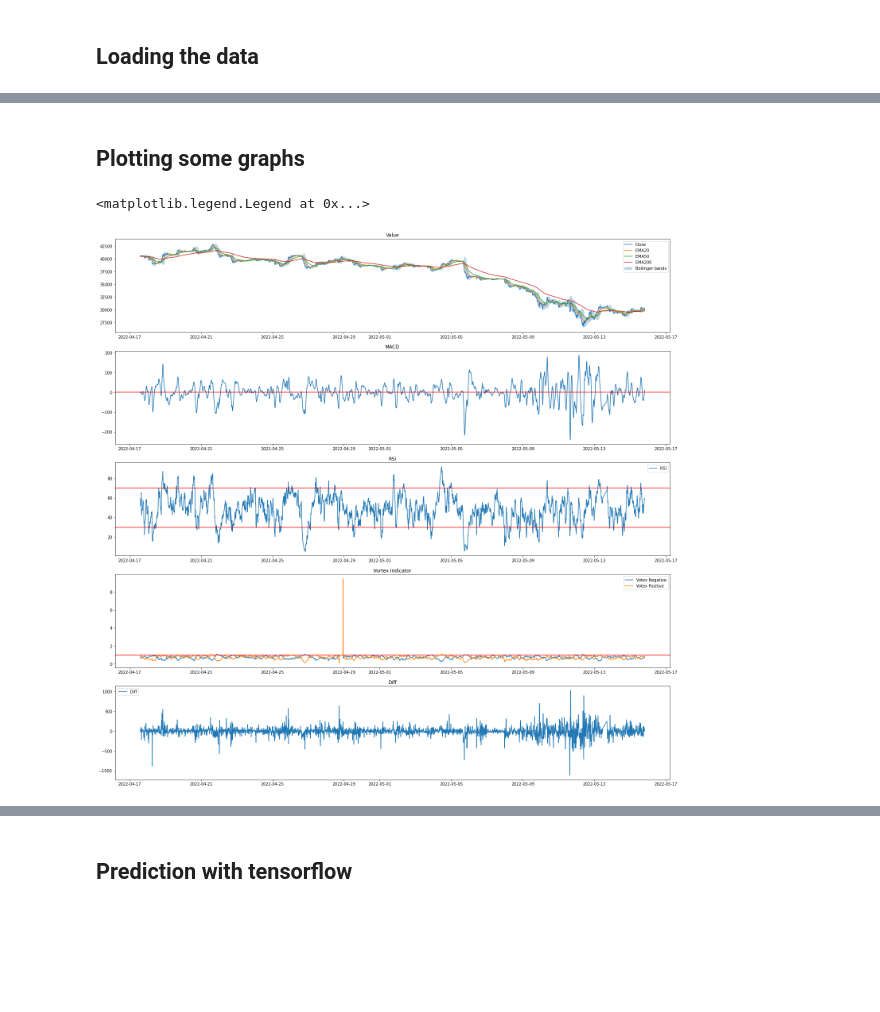
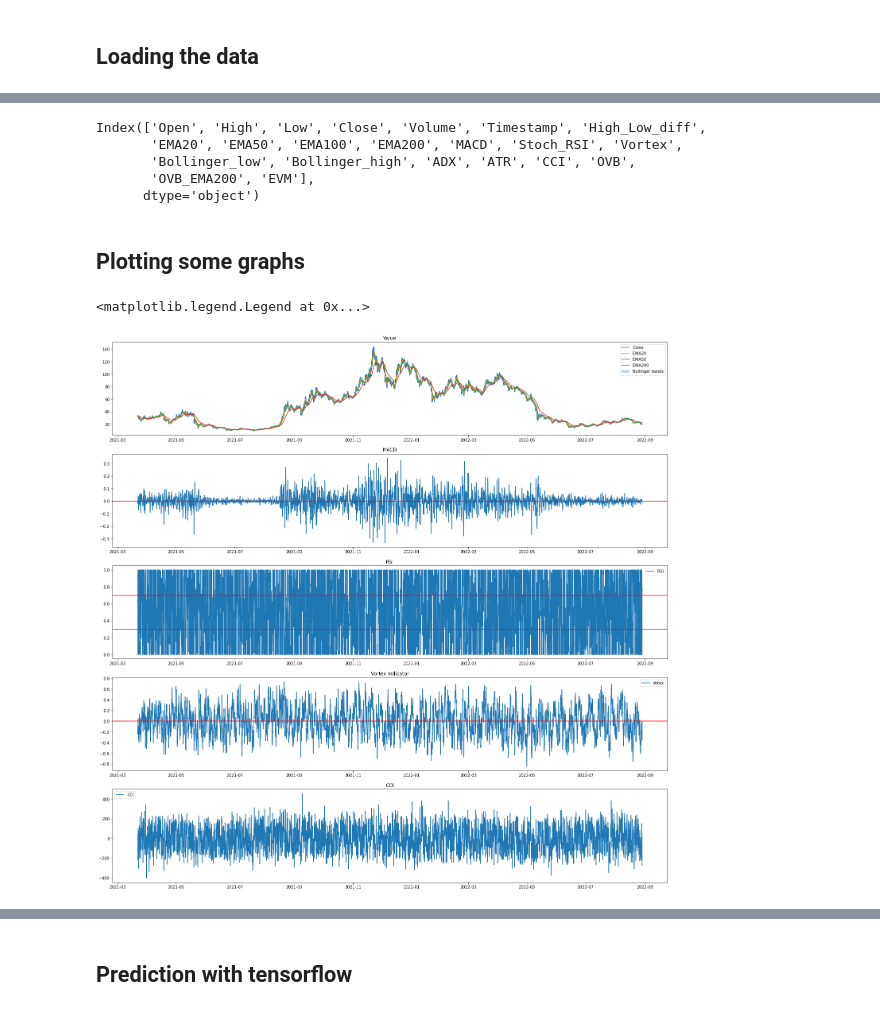
Before and after one commit to webclinic017/Trading-sandbox, a Jupyter notebook: sandbox-analysis.ipynb, the cells around one changed output, grey strips where cells are left out. Cells and saved outputs as stored; diff of their text form; code cells hidden in the pictures; blank space fills up the shorter version.

```diff
--- a/sandbox-analysis.ipynb
+++ b/sandbox-analysis.ipynb
@@ -81,0 +63,7 @@ df.tail()
+# %%
+from modules.Utils.utils import loadFromDB, computeFutureLinearRegression, strategyTester
+from modules.Utils.indicators import computeLaggingLinearRegression, computeTrixIndicator, addIndicators, computeRSI_VWAP, computeMASlope, computeSuperTrend
+
+SYMBOL= 'AVAX'
+df = loadFromDB(f'../backtest_tools/database/database/KuCoin/1h/{SYMBOL}-USDT.csv')
+df.head()
@@ -81,0 +78,3 @@ df.tail()
+# %%
+df = addIndicators(df)
+df.head()
@@ -82,31 +90,38 @@ df.tail()
+# %%
+df.columns
+# %% [output]
+Index(['Open', 'High', 'Low', 'Close', 'Volume', 'Timestamp', 'High_Low_diff',
+       'EMA20', 'EMA50', 'EMA100', 'EMA200', 'MACD', 'Stoch_RSI', 'Vortex',
+       'Bollinger_low', 'Bollinger_high', 'ADX', 'ATR', 'CCI', 'OVB',
+       'OVB_EMA200', 'EVM'],
+      dtype='object')
 # %% [markdown]
 ## Plotting some graphs
 # %%
 fig, ax1 = plt.subplots(5, 1,figsize=(25,25))
 #fig.suptitle(f'Close')
-ax1[0].plot(df.close, label='Close')
+ax1[0].plot(df.Close, label='Close')
 ax1[0].plot(df.EMA20, label='EMA20')
 ax1[0].plot(df.EMA50, label='EMA50')
 ax1[0].plot(df.EMA200, label='EMA200')
 ax1[0].fill_between(df.index, df.Bollinger_low,df.Bollinger_high, label='Bollinger bands',alpha=0.3)
 ax1[0].legend(loc="upper right")
 ax1[0].set_title(f'Value')
-ax1[2].plot(df.RSI, label='RSI')
-ax1[2].axhline(y=70, color='r', linestyle='-')
-ax1[2].axhline(y=30, color='r', linestyle='-')
+ax1[2].plot(df.Stoch_RSI, label='RSI')
+ax1[2].axhline(y=0.70, color='r', linestyle='-')
+ax1[2].axhline(y=0.30, color='r', linestyle='-')
 ax1[2].set_title(f'RSI')
 ax1[2].legend(loc="upper right")
 ax1[1].plot(df.MACD, label='MACD_diff')
 ax1[1].axhline(y=0, color='r', linestyle='-')
 ax1[1].set_title(f'MACD')
-ax1[3].plot(df['Vortex_neg'], label='Votex Negative')
-ax1[3].axhline(y=1, color='r', linestyle='-')
-ax1[3].plot(df['Vortex_pos'], label='Votex Positive')
+ax1[3].plot(df['Vortex'], label='Votex')
+ax1[3].axhline(y=0, color='r', linestyle='-')
 ax1[3].set_title(f'Vortex Indicator')
 ax1[3].legend(loc="upper right")
-ax1[4].plot(df.Slope, label='Diff')
-ax1[4].set_title(f'Diff')
+ax1[4].plot(df.CCI, label='CCI')
+ax1[4].set_title(f'CCI')
 ax1[4].legend(loc="upper left")
 # %% [output]
 <matplotlib.legend.Legend at 0x...>
-[figure, old version]
+[figure, new version]
```
Also changed, not shown: parts of 19 cells of this notebook, 10 other files.
